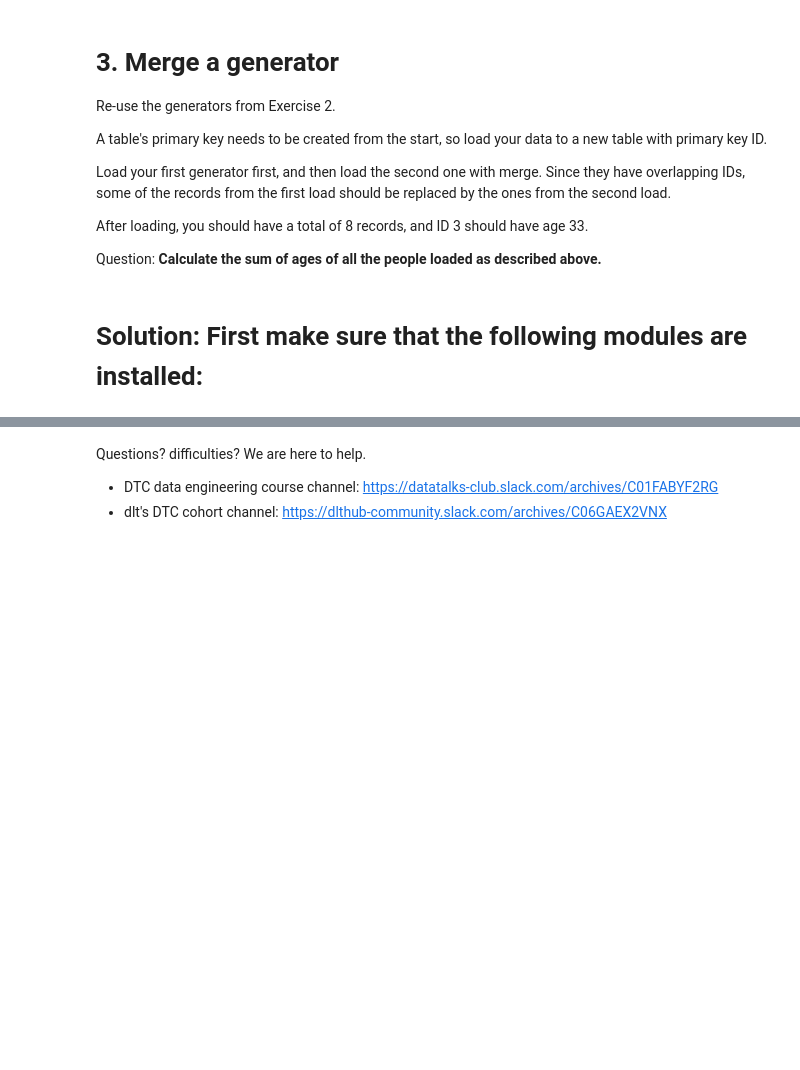
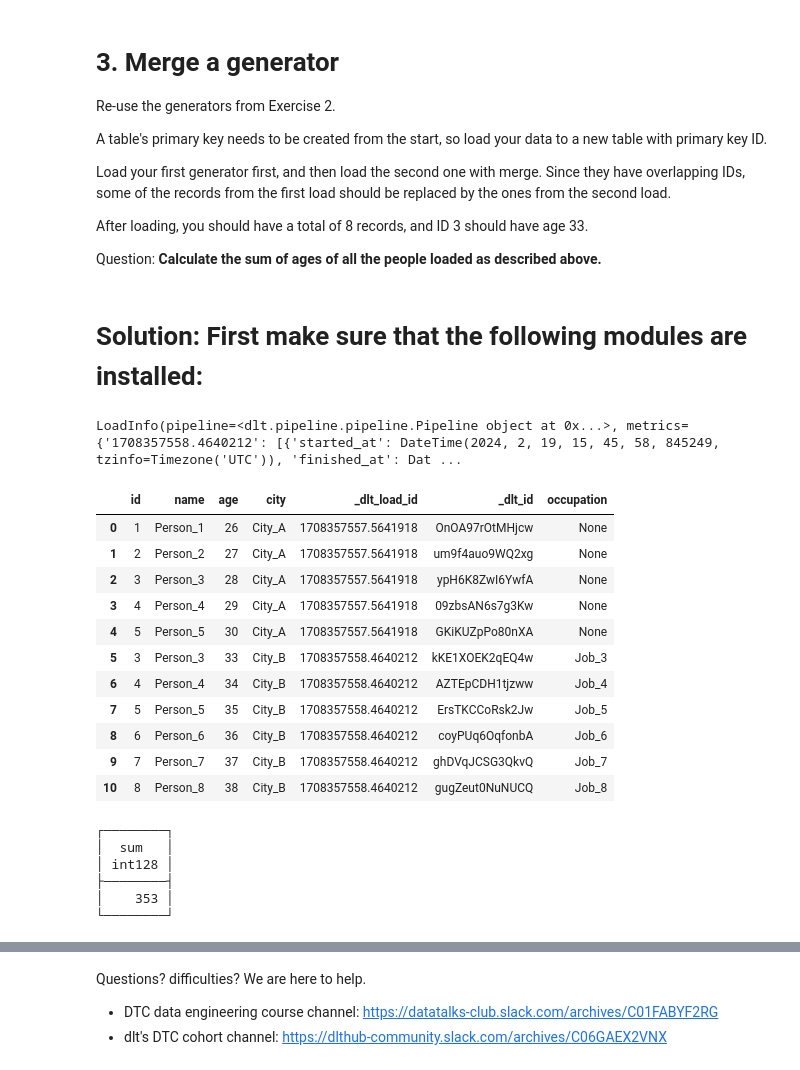
Before and after one commit to appauldev/dezoomcamp2024, a Jupyter notebook: Homework_data_talks_club_data_extraction_and_ingestion.ipynb, the cells around one changed output, grey strips where cells are left out. Cells and saved outputs as stored; diff of their text form; code cells hidden in the pictures; blank space fills up the shorter version.

Commit message:
Update dlt homework with solution and comments

```diff
--- a/Homework_data_talks_club_data_extraction_and_ingestion.ipynb
+++ b/Homework_data_talks_club_data_extraction_and_ingestion.ipynb
@@ -97,0 +110,48 @@ Question: **Calculate the sum of ages of all the people loaded as described abov
+# %%
+# to do: homework :)
+# QUESTION 2 SOLUTIONS
+import dlt
+
+# create the duckdb schema and table
+pipeline = dlt.pipeline(destination='duckdb', dataset_name='homework')
+# run the pipeline. Use replace for loading people_1 so we could reuse this code block without duplication issues
+info = pipeline.run(people_1(), table_name="people", write_disposition="replace")
+# print(info)
+# append people_2
+pipeline.run(people_2(), table_name="people", write_disposition="append")
+# %% [output]
+LoadInfo(pipeline=<dlt.pipeline.pipeline.Pipeline object at 0x...>, metrics={'1708357558.4640212': [{'started_at': DateTime(2024, 2, 19, 15, 45, 58, 845249, tzinfo=Timezone('UTC')), 'finished_at': Dat ...
+# %%
+# QUESTION 2 SOLUTIONS continued
+
+# view the table created in the previous block
+import duckdb
+
+conn = duckdb.connect(f"{pipeline.pipeline_name}.duckdb")
+# the dataset_name of the pipeline is the schema for the table created
+conn.sql(f"SET search_path = '{pipeline.dataset_name}'")
+# select and display all the loaded data
+people_all = conn.sql("SELECT * FROM people").df()
+display(people_all)
+# get the sum of the ages
+sum = conn.sql("SELECT sum(age) AS sum FROM people")
+display(sum)
+# %% [output]
+|  | id | name | age | city | _dlt_load_id | _dlt_id | occupation |
+| 0 | 1 | Person_1 | 26 | City_A | 1708357557.5641918 | OnOA97rOtMHjcw | None |
+| 1 | 2 | Person_2 | 27 | City_A | 1708357557.5641918 | um9f4auo9WQ2xg | None |
+| 2 | 3 | Person_3 | 28 | City_A | 1708357557.5641918 | ypH6K8ZwI6YwfA | None |
+| 3 | 4 | Person_4 | 29 | City_A | 1708357557.5641918 | 09zbsAN6s7g3Kw | None |
+| 4 | 5 | Person_5 | 30 | City_A | 1708357557.5641918 | GKiKUZpPo80nXA | None |
+| 5 | 3 | Person_3 | 33 | City_B | 1708357558.4640212 | kKE1XOEK2qEQ4w | Job_3 |
+| 6 | 4 | Person_4 | 34 | City_B | 1708357558.4640212 | AZTEpCDH1tjzww | Job_4 |
+| 7 | 5 | Person_5 | 35 | City_B | 1708357558.4640212 | ErsTKCCoRsk2Jw | Job_5 |
+| 8 | 6 | Person_6 | 36 | City_B | 1708357558.4640212 | coyPUq6OqfonbA | Job_6 |
+| 9 | 7 | Person_7 | 37 | City_B | 1708357558.4640212 | ghDVqJCSG3QkvQ | Job_7 |
+| 10 | 8 | Person_8 | 38 | City_B | 1708357558.4640212 | gugZeut0NuNUCQ | Job_8 |
+┌────────┐
+│  sum   │
+│ int128 │
+├────────┤
+│    353 │
+└────────┘
```
Also changed, not shown: parts of 4 cells of this notebook.
